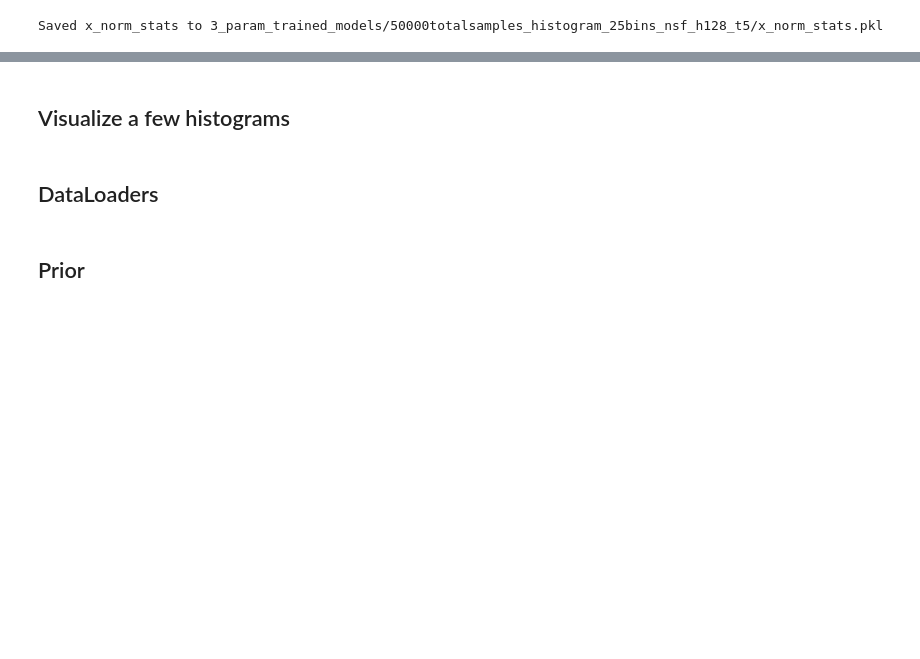
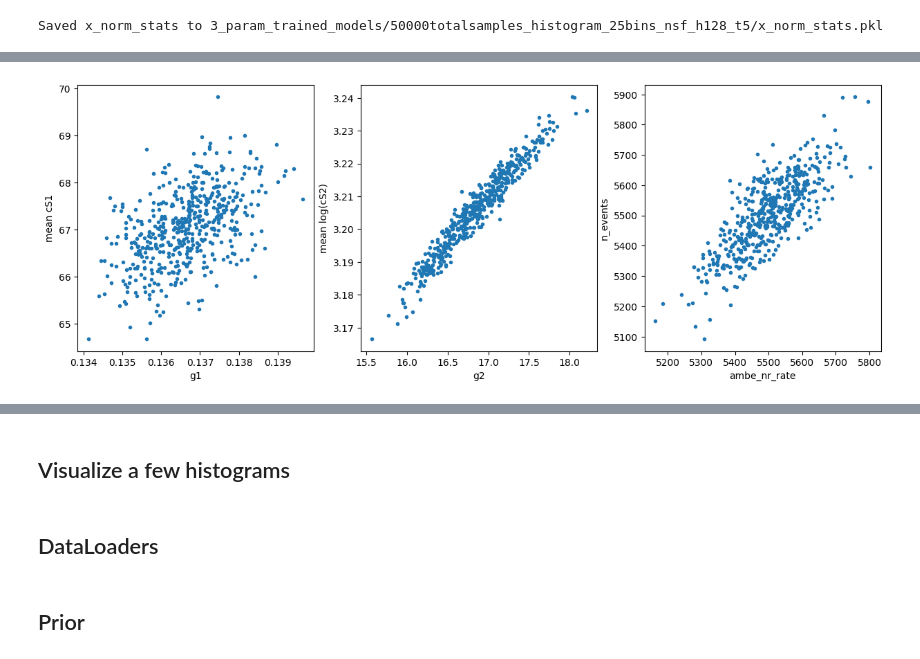
Before and after one commit to plt109/ltu-ili, a Jupyter notebook: notebooks/ambe_fits/poke_histogram.ipynb, the cells around one changed output, grey strips where cells are left out. Drawn from its saved outputs; the diff is of its cells as text; code cells hidden in the pictures; blank space fills up the shorter version.

```diff
--- a/notebooks/ambe_fits/poke_histogram.ipynb
+++ b/notebooks/ambe_fits/poke_histogram.ipynb
@@ -216,7 +201,0 @@ np.shape(events), np.log10(5336), hist_vec[-1]
-# %%
-aa = x_data.numpy()
-cc = []
-for _ii in range(100):
-    bb = aa[_ii,:]
-    cc.append(np.sum(bb==0)/625)
-cc = np.array(cc)
@@ -227,0 +202,39 @@ plt.yscale('log')
+# %%
+aa = []
+dd = []
+ee = []
+ff = []
+
+for idx in range(num_samples):
+    events = events_bag[idx]
+    aa.append(np.mean(events[0,:])) # mean cs1
+    dd.append(np.mean(np.log10(events[1,:]))) # mean cs2
+    ee.append(len(events[0,:])) # n_events
+    ff.append(np.log10(len(events[0,:]))) # log10(n_events)
+# %%
+aa = np.array(aa)
+dd = np.array(dd)
+ee = np.array(ee)
+ff = np.array(ff)
+# %%
+cc = 500 # num points
+
+plt.figure(figsize=(15,5))
+plt.subplot(1,3,1)
+plt.plot(bb[:cc,0], aa[:cc], '.')
+plt.xlabel('g1')
+plt.ylabel('mean cS1')
+
+plt.subplot(1,3,2)
+plt.plot(bb[:cc,1], dd[:cc], '.')
+plt.xlabel('g2')
+plt.ylabel('mean log(cS2)')
+
+plt.subplot(1,3,3)
+plt.plot(bb[:cc,2], ee[:cc], '.')
+plt.xlabel('ambe_nr_rate')
+plt.ylabel('n_events')
+
+plt.savefig('see_corr_rmafter.png')
+# %% [output]
+[figure, added]
```
Also changed, not shown: parts of 12 cells of this notebook, 1 other file.
